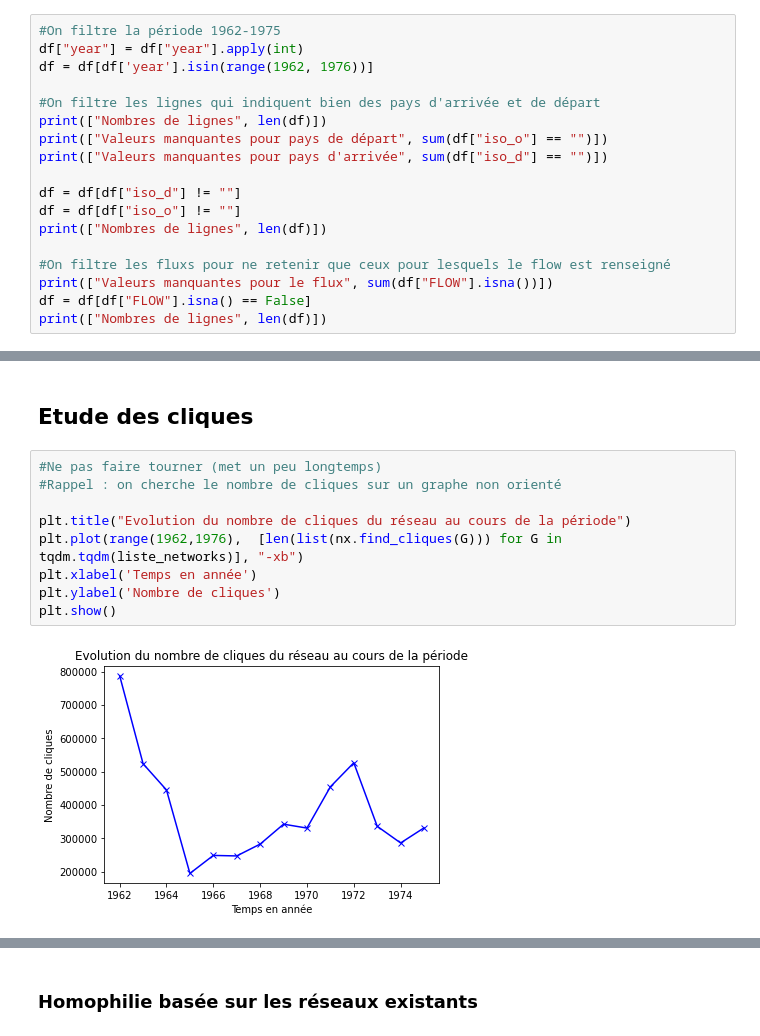
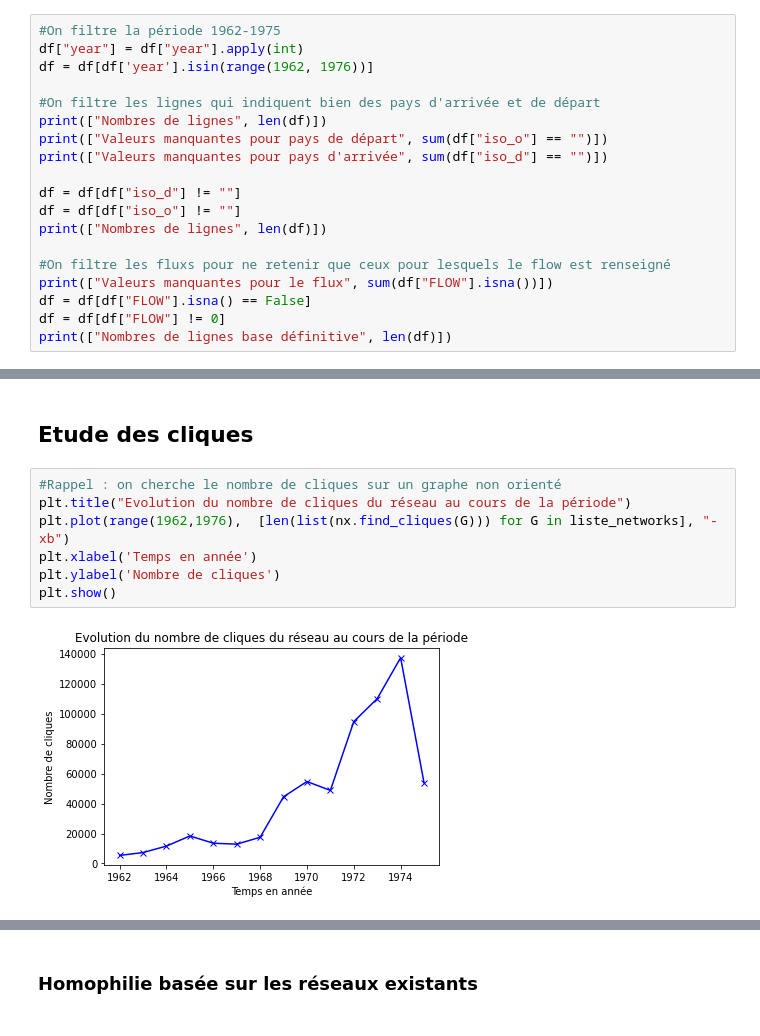
Before and after one commit to agatherosenzweig/Networks-science, a Jupyter notebook: Projet-final-réseaux.ipynb, the cells around one changed output, grey strips where cells are left out. Saved outputs shown, nothing was run; the diff lists cells and outputs as text.

```diff
--- a/Projet-final-réseaux.ipynb
+++ b/Projet-final-réseaux.ipynb
@@ -28,5 +28,6 @@ print(["Nombres de lignes", len(df)])
 #On filtre les fluxs pour ne retenir que ceux pour lesquels le flow est renseigné
 print(["Valeurs manquantes pour le flux", sum(df["FLOW"].isna())])
 df = df[df["FLOW"].isna() == False]
-print(["Nombres de lignes", len(df)])
+df = df[df["FLOW"] != 0]
+print(["Nombres de lignes base définitive", len(df)])
 # %% [output]
@@ -409,13 +407,11 @@ CMR
 # %% [markdown]
 ## Etude des cliques
 # %%
-#Ne pas faire tourner (met un peu longtemps)
 #Rappel : on cherche le nombre de cliques sur un graphe non orienté
-
 plt.title("Evolution du nombre de cliques du réseau au cours de la période")
-plt.plot(range(1962,1976),  [len(list(nx.find_cliques(G))) for G in tqdm.tqdm(liste_networks)], "-xb")
+plt.plot(range(1962,1976),  [len(list(nx.find_cliques(G))) for G in liste_networks], "-xb")
 plt.xlabel('Temps en année')
 plt.ylabel('Nombre de cliques')
 plt.show()
 # %% [output]
-[figure, old version]
+[figure, new version]
```
Also changed, not shown: parts of 28 cells of this notebook.
